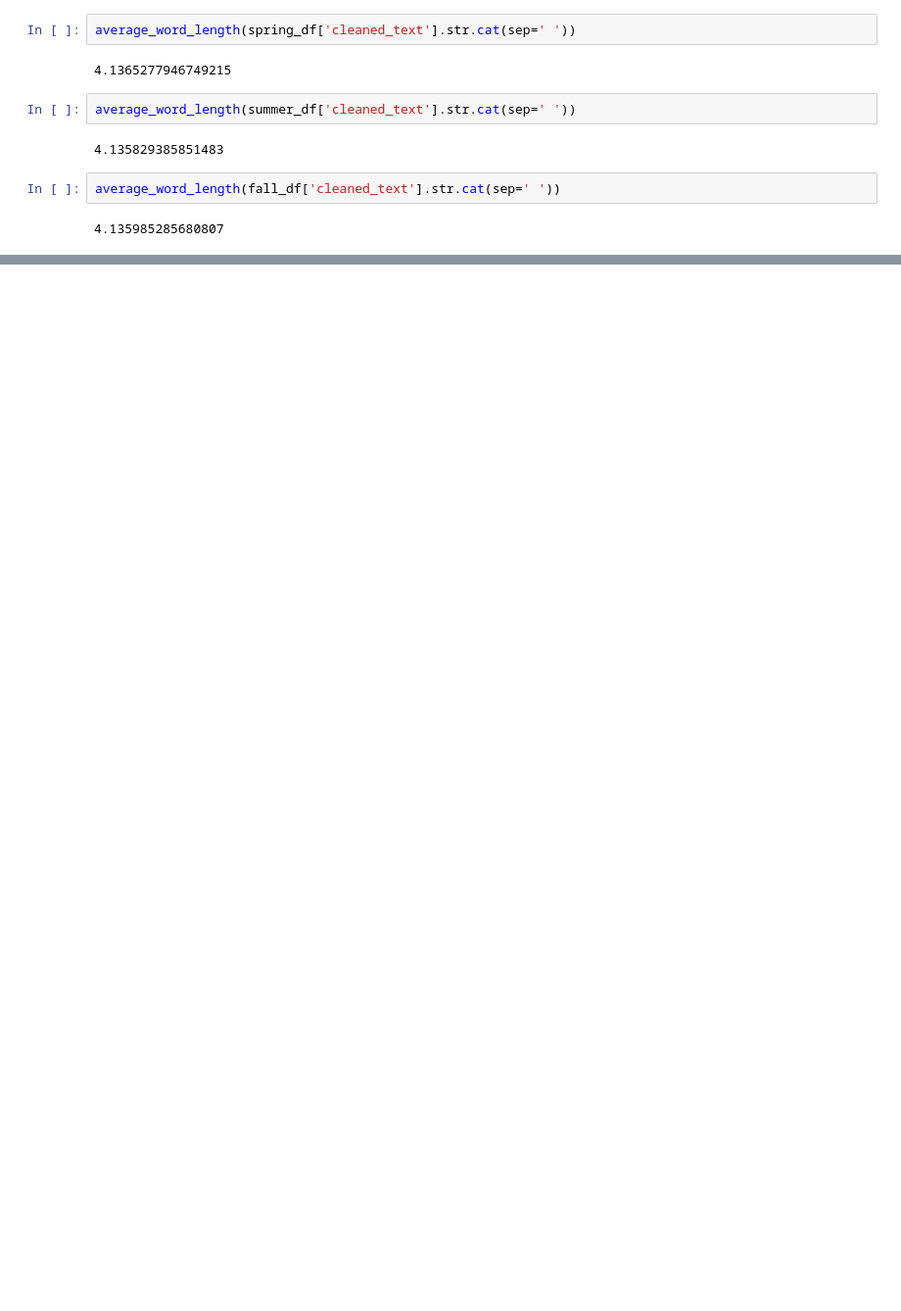
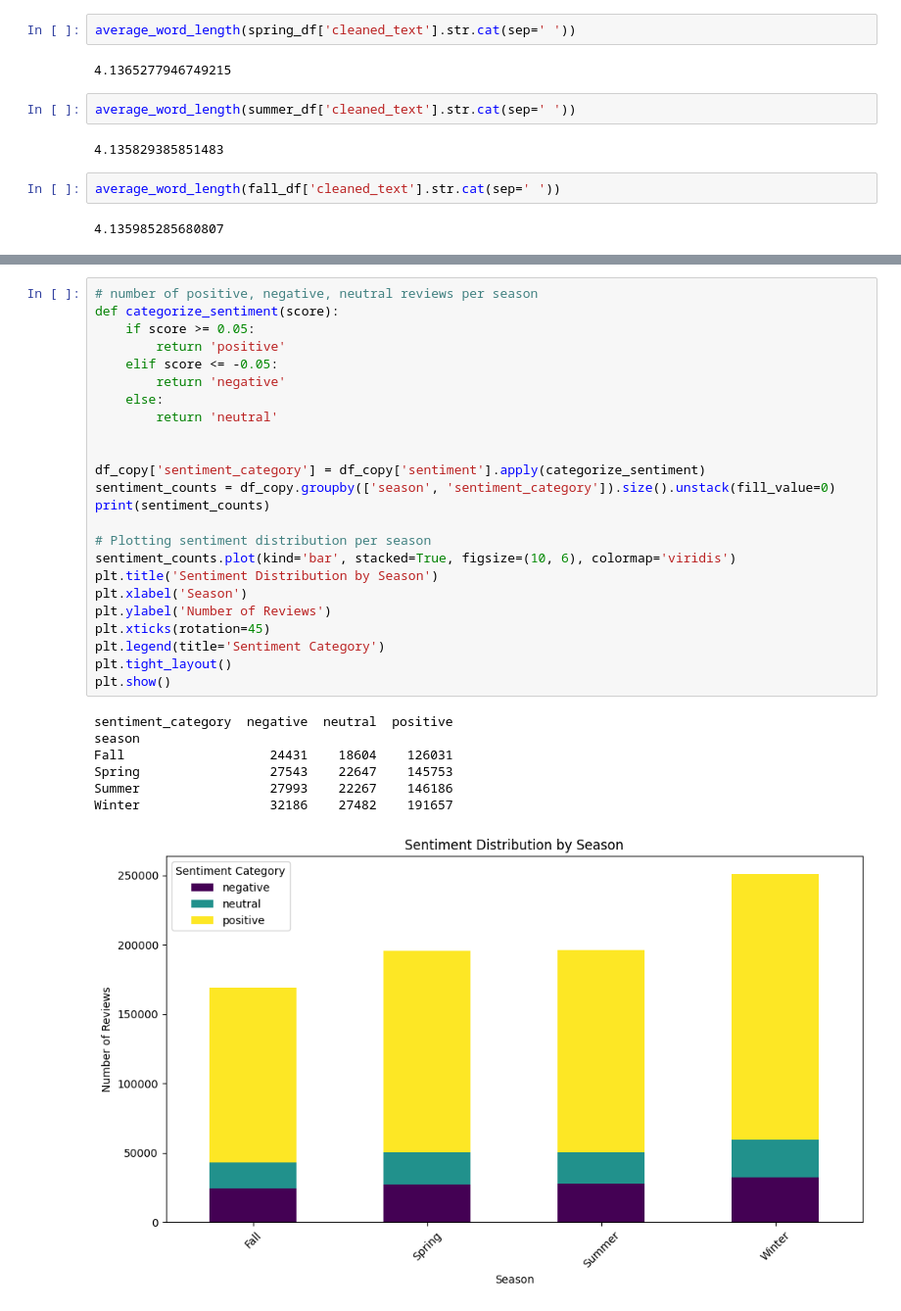
Before and after one commit to compss211/final-project-repo-group-2, a Jupyter notebook: scripts/fuguan_analysis.ipynb, the cells around one changed output, grey strips where cells are left out. Shown at 98% size. Saved outputs shown, nothing was run; the diff lists cells and outputs as text; blank space fills up the shorter version.

```diff
--- a/scripts/fuguan_analysis.ipynb
+++ b/scripts/fuguan_analysis.ipynb
@@ -547,0 +634,32 @@ average_word_length(fall_df['cleaned_text'].str.cat(sep=' '))
+# %%
+# number of positive, negative, neutral reviews per season
+def categorize_sentiment(score):
+    if score >= 0.05:
+        return 'positive'
+    elif score <= -0.05:
+        return 'negative'
+    else:
+        return 'neutral'
+
+
+df_copy['sentiment_category'] = df_copy['sentiment'].apply(categorize_sentiment)
+sentiment_counts = df_copy.groupby(['season', 'sentiment_category']).size().unstack(fill_value=0)
+print(sentiment_counts)
+
+# Plotting sentiment distribution per season
+sentiment_counts.plot(kind='bar', stacked=True, figsize=(10, 6), colormap='viridis')
+plt.title('Sentiment Distribution by Season')
+plt.xlabel('Season')
+plt.ylabel('Number of Reviews')
+plt.xticks(rotation=45)
+plt.legend(title='Sentiment Category')
+plt.tight_layout()
+plt.show()
+# %% [output]
+sentiment_category  negative  neutral  positive
+season
+Fall                   24431    18604    126031
+Spring                 27543    22647    145753
+Summer                 27993    22267    146186
+Winter                 32186    27482    191657
+[figure, added]
```
Also changed, not shown: parts of 5 cells of this notebook.
